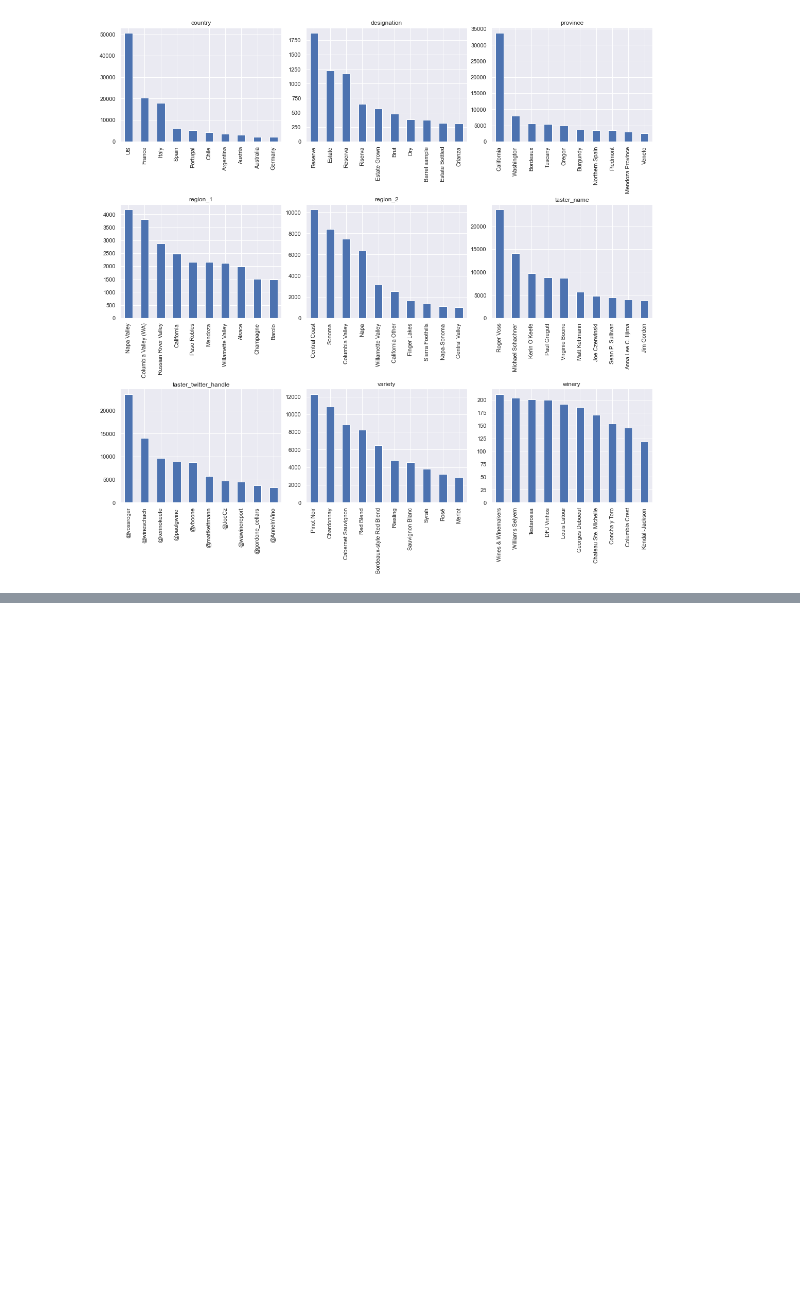
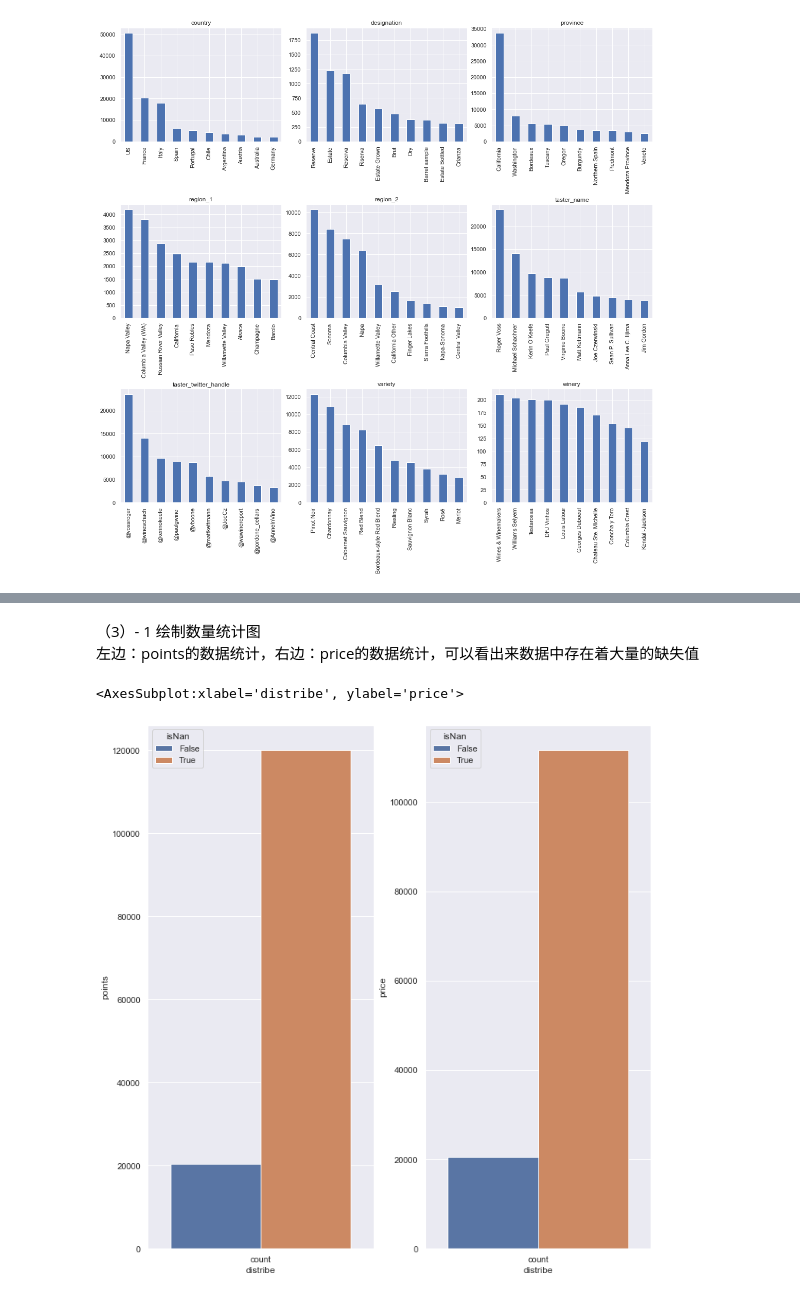
Before and after one commit to Relwayg/Data-Mining, a Jupyter notebook: Data_Preprocessing.ipynb, the cells around one changed output, grey strips where cells are left out. Cells and saved outputs as stored; diff of their text form; code cells hidden in the pictures; blank space fills up the shorter version.

```diff
--- a/Data_Preprocessing.ipynb
+++ b/Data_Preprocessing.ipynb
@@ -182,2 +180,2 @@ for i in range(3):
 # %%
-wine_ = wine[(wine['price'].notnull())]
+wine_ = wine.dropna()
@@ -206,0 +197,8 @@ price   111535.0  35.626449  42.113392   4.0  17.0  25.0  42.0  3300.0
+# %%
+tmp_df = pd.DataFrame()
+tmp_df['distribe'] = list(wine.describe().index.to_numpy()) + list(wine_.describe().index.to_numpy())
+tmp_df['points'] = list(wine.describe()['points']) + list(wine_.describe()['points'])
+tmp_df['price'] = list(wine.describe()['price']) + list(wine_.describe()['price'])
+tmp_df['isNan'] = [ True for i in range(8)] + [ False for i in range(8)]
+
+tmp_df
@@ -206,0 +223,10 @@ price   111535.0  35.626449  42.113392   4.0  17.0  25.0  42.0  3300.0
+# %% [markdown]
+（3）- 1 绘制数量统计图
+左边：points的数据统计，右边：price的数据统计，可以看出来数据中存在着大量的缺失值
+# %%
+fig,axes=plt.subplots(1,2,constrained_layout=True,figsize=(10, 10))
+sns.barplot(x="distribe", y="points", hue="isNan", data=tmp_df[tmp_df['distribe']=='count'],ax=axes[0])
+sns.barplot(x="distribe", y="price", hue="isNan", data=tmp_df[tmp_df['distribe']=='count'],ax=axes[1])
+# %% [output]
+<AxesSubplot:xlabel='distribe', ylabel='price'>
+[figure, added]
```
Also changed, not shown: parts of 99 cells of this notebook.
